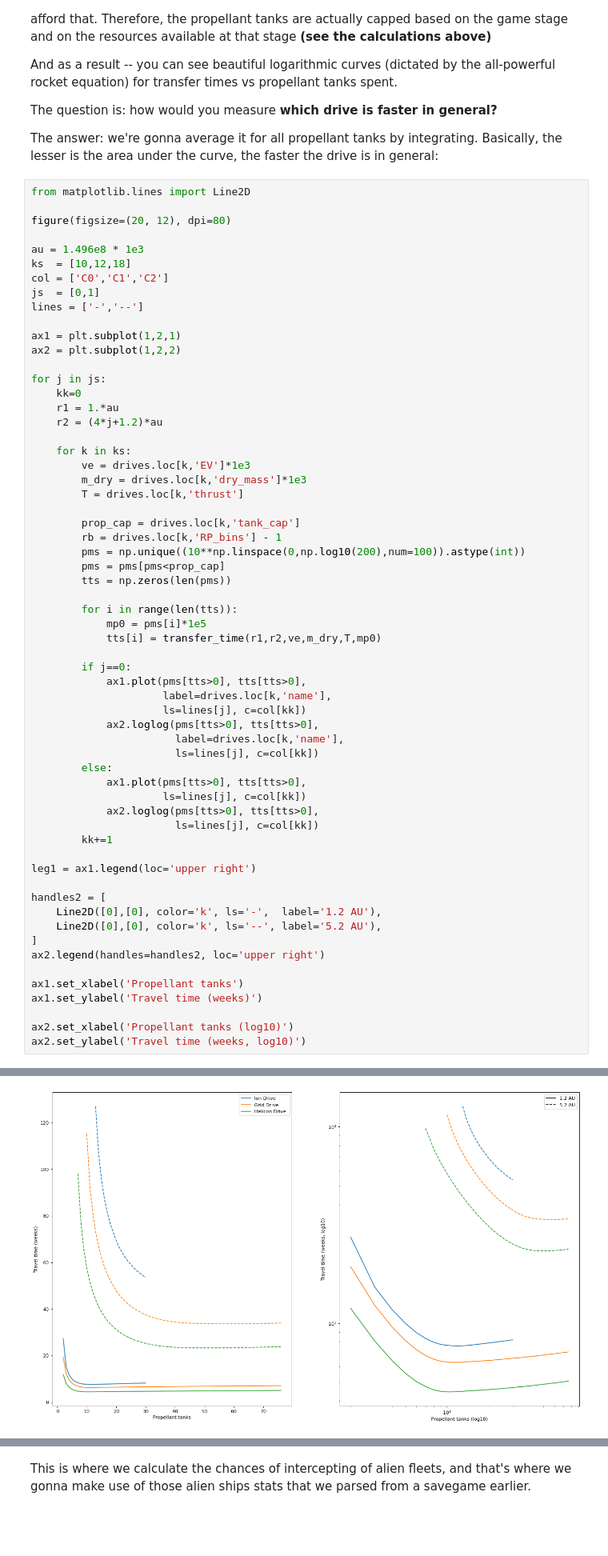
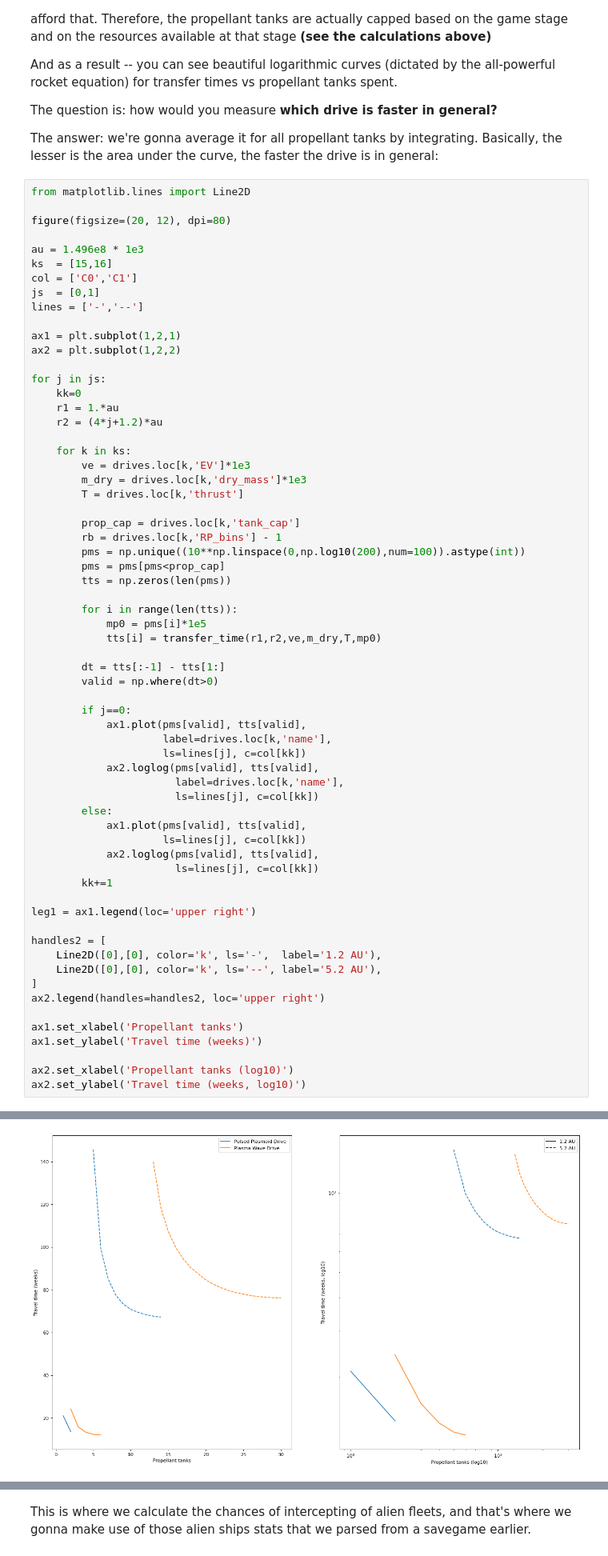
Before and after one commit to tkachev-asc/TI_drives, a Jupyter notebook: drives.ipynb, the cells around one changed output, grey strips where cells are left out. Shown at 80% size. Cells and saved outputs as stored; diff of their text form; blank space fills up the shorter version.

```diff
--- a/drives.ipynb
+++ b/drives.ipynb
@@ -937,8 +951,8 @@ from matplotlib.lines import Line2D
 figure(figsize=(20, 12), dpi=80)
 
 au = 1.496e8 * 1e3
-ks  = [10,12,18]
-col = ['C0','C1','C2']
+ks  = [15,16]
+col = ['C0','C1']
 js  = [0,1]
 lines = ['-','--']
 
@@ -963,38 +977,41 @@ for j in js:
 
         for i in range(len(tts)):
             mp0 = pms[i]*1e5
             tts[i] = transfer_time(r1,r2,ve,m_dry,T,mp0)
 
+        dt = tts[:-1] - tts[1:]
+        valid = np.where(dt>0)
+
         if j==0:
-            ax1.plot(pms[tts>0], tts[tts>0],
+            ax1.plot(pms[valid], tts[valid],
                      label=drives.loc[k,'name'],
                      ls=lines[j], c=col[kk])
-            ax2.loglog(pms[tts>0], tts[tts>0],
+            ax2.loglog(pms[valid], tts[valid],
                        label=drives.loc[k,'name'],
                        ls=lines[j], c=col[kk])
         else:
-            ax1.plot(pms[tts>0], tts[tts>0],
+            ax1.plot(pms[valid], tts[valid],
                      ls=lines[j], c=col[kk])
-            ax2.loglog(pms[tts>0], tts[tts>0],
+            ax2.loglog(pms[valid], tts[valid],
                        ls=lines[j], c=col[kk])
         kk+=1
 
 leg1 = ax1.legend(loc='upper right')
 
 handles2 = [
     Line2D([0],[0], color='k', ls='-',  label='1.2 AU'),
     Line2D([0],[0], color='k', ls='--', label='5.2 AU'),
 ]
 ax2.legend(handles=handles2, loc='upper right')
 
 ax1.set_xlabel('Propellant tanks')
 ax1.set_ylabel('Travel time (weeks)')
 
 ax2.set_xlabel('Propellant tanks (log10)')
 ax2.set_ylabel('Travel time (weeks, log10)')
 # %% [output]
 Text(0, 0.5, 'Travel time (weeks, log10)')
-[figure, old version]
+[figure, new version]
 # %% [markdown]
 In the script `get_times.py` we are going to apply that function to all the drives, and calculate the transfer times for different orbits across the range of propellant tanks permitted for the given drive.\
 The script utilizes `numba` library, so the solver is super-fast (at least 1000 times faster than standard Python loops) and should do all the calculations in under 30 seconds.\
```
Also changed, not shown: parts of 10 cells of this notebook, 3 other files.
